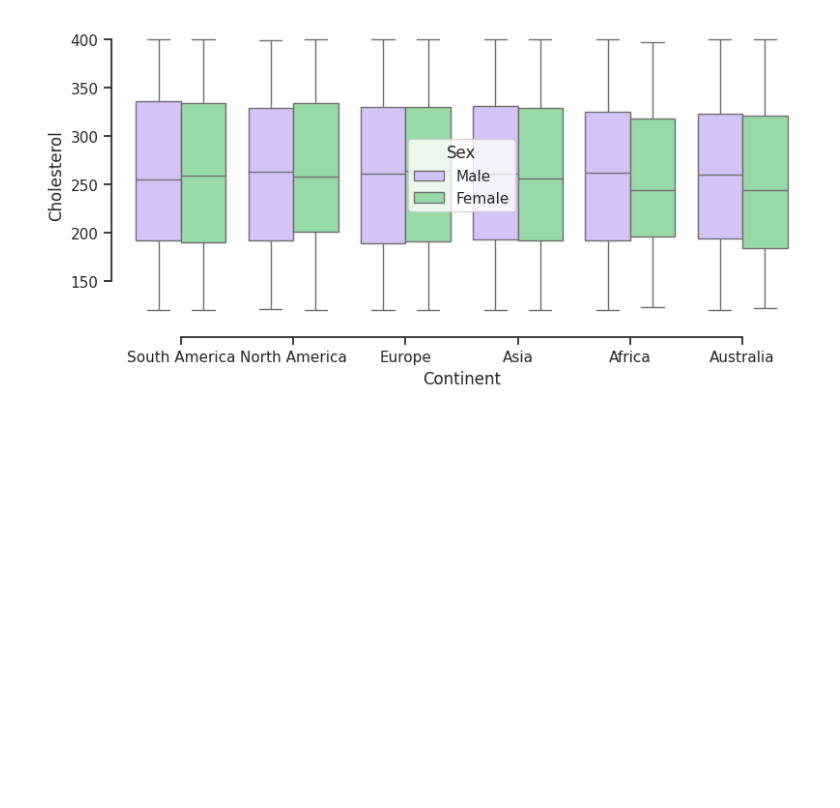
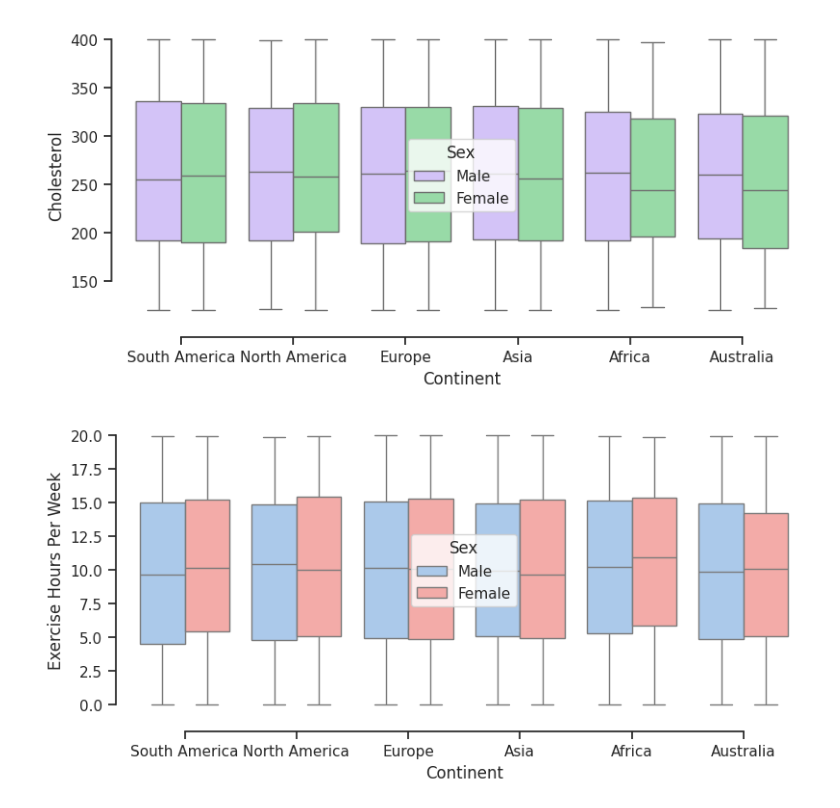
Before and after one commit to tahahamdii/Medical-Chatbot-Llama2, a Jupyter notebook: heart_attacks.ipynb, the cells around one changed output. Cells and saved outputs as stored; diff of their text form; code cells hidden in the pictures; blank space fills up the shorter version.

Commit message:
finished data exploration

```diff
--- a/heart_attacks.ipynb
+++ b/heart_attacks.ipynb
@@ -150,3 +150,13 @@ sns.boxplot(x="Continent", y='Cholesterol', hue="Sex",
 sns.despine(offset=10, trim=True) #hue="smoker",
 # %% [output]
 [figure]
+# %%
+#Continents w.r.t Exercise Hours Per Week range
+plt.figure(figsize= (9,4))
+sns.set_theme(style="ticks", palette="pastel")
+sns.boxplot(x="Continent", y='Exercise Hours Per Week',  hue="Sex",
+             palette=["b", "r"],
+            data=data)
+sns.despine(offset=10, trim=True) #hue="smoker",
+# %% [output]
+[figure, added]
```
Also changed, not shown: parts of 1 cell of this notebook.
